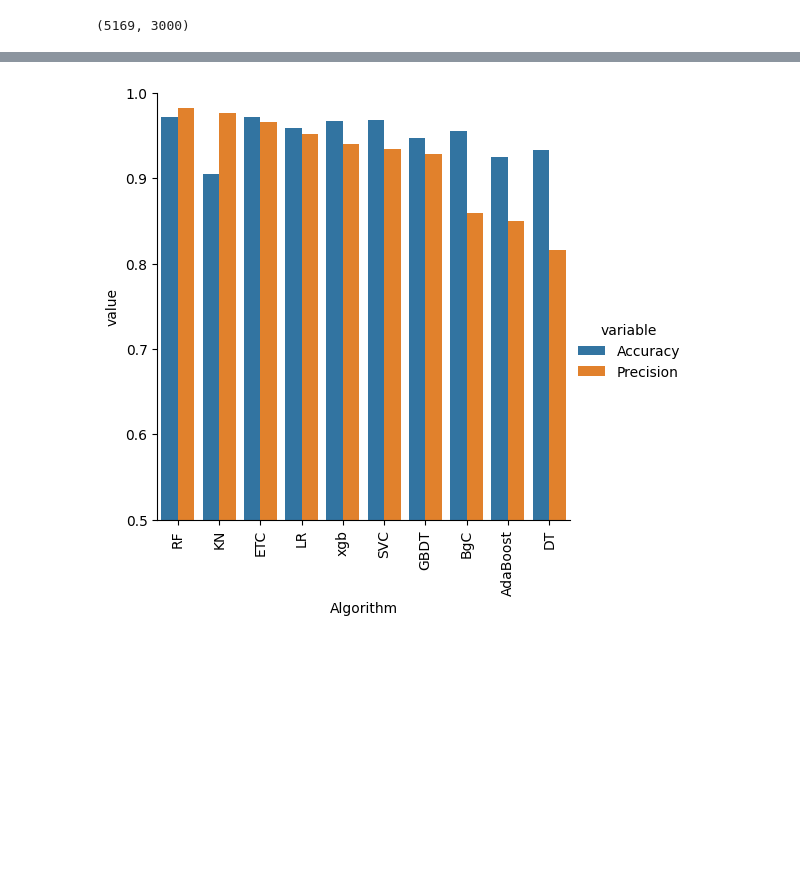
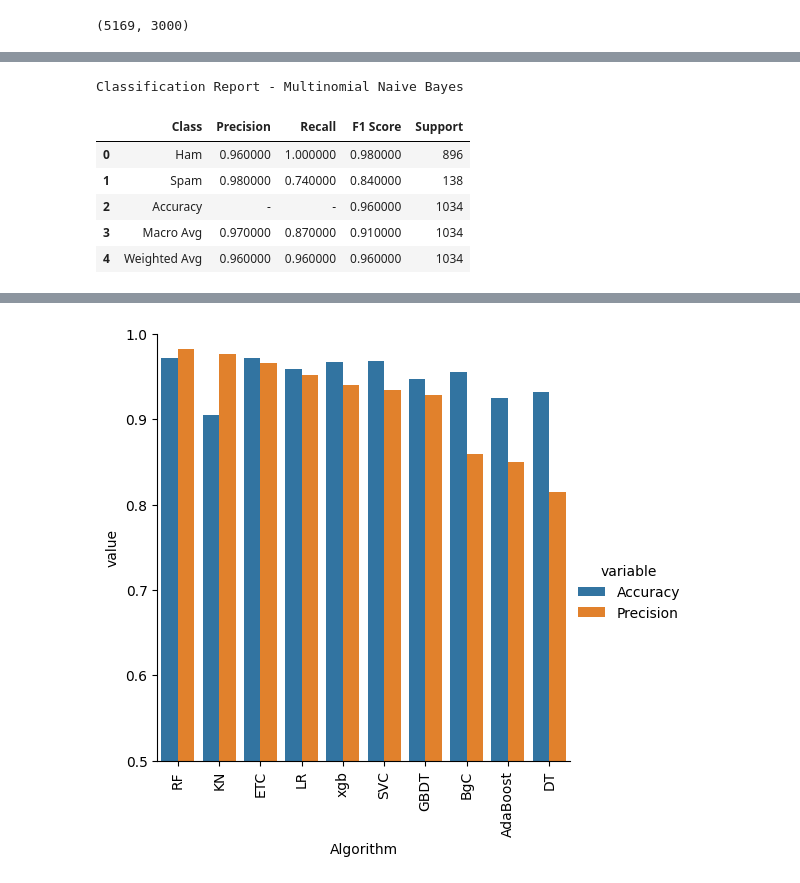
Before and after one commit to AngelMainali/Spam_Prediction, a Jupyter notebook: sms_spam_detection.ipynb, the cells around one changed output, grey strips where cells are left out. Drawn from its saved outputs; the diff is of its cells as text; code cells hidden in the pictures; blank space fills up the shorter version.

```diff
--- a/sms_spam_detection.ipynb
+++ b/sms_spam_detection.ipynb
@@ -428,3 +476,71 @@ print(precision_score(y_test,y_pred2))
+# %%
+import pandas as pd
+
+# Classification report data
+report_data = {
+    'Class': ['Ham', 'Spam', 'Accuracy', 'Macro Avg', 'Weighted Avg'],
+    'Precision': [0.96, 0.98, '-', 0.97, 0.96],
+    'Recall': [1.00, 0.74, '-', 0.87, 0.96],
+    'F1 Score': [0.98, 0.84, 0.96, 0.91, 0.96],
+    'Support': [896, 138, 1034, 1034, 1034]
+}
+
+# Create DataFrame
+df_report = pd.DataFrame(report_data)
+
+# Round numbers (optional)
+df_report[['Precision','Recall','F1 Score']] = df_report[['Precision','Recall','F1 Score']].round(2)
+
+# Styling for A4 report
+styled_report = (
+    df_report.style
+    .set_properties(**{
+        'color': 'black',
+        'font-size': '11pt',
+        'text-align': 'center',
+        'padding': '6px'
+    })
+    .set_table_styles([
+        {'selector': 'table', 'props': [
+            ('border-collapse', 'collapse'),
+            ('width', '60%'),
+            ('border', '1px solid black')
+        ]},
+        {'selector': 'th', 'props': [
+            ('border', '1px solid black'),
+            ('text-align', 'center'),
+            ('font-weight', 'bold'),
+            ('font-size', '11pt'),
+            ('background-color', '#ffffff'),
+            ('color', 'black'),
+            ('padding', '6px')
+        ]},
+        {'selector': 'td', 'props': [
+            ('border', '1px solid black'),
+            ('padding', '6px')
+        ]},
+        {'selector': 'caption', 'props': [
+            ('caption-side', 'top'),
+            ('font-size', '12pt'),
+            ('font-weight', 'bold'),
+            ('text-align', 'center'),
+            ('color', 'black'),
+            ('padding-bottom', '10px')
+        ]}
+    ])
+    .set_caption("Classification Report - Multinomial Naive Bayes")
+)
+
+# Display in Colab
+styled_report
+# %% [output]
+Classification Report - Multinomial Naive Bayes
+|  | Class | Precision | Recall | F1 Score | Support |
+| 0 | Ham | 0.960000 | 1.000000 | 0.980000 | 896 |
+| 1 | Spam | 0.980000 | 0.740000 | 0.840000 | 138 |
+| 2 | Accuracy | - | - | 0.960000 | 1034 |
+| 3 | Macro Avg | 0.970000 | 0.870000 | 0.910000 | 1034 |
+| 4 | Weighted Avg | 0.960000 | 0.960000 | 0.960000 | 1034 |
 # %%
 bnb.fit(X_train,y_train)
 y_pred3 = bnb.predict(X_test)
```
Also changed, not shown: parts of 20 cells of this notebook, 24 other files.
